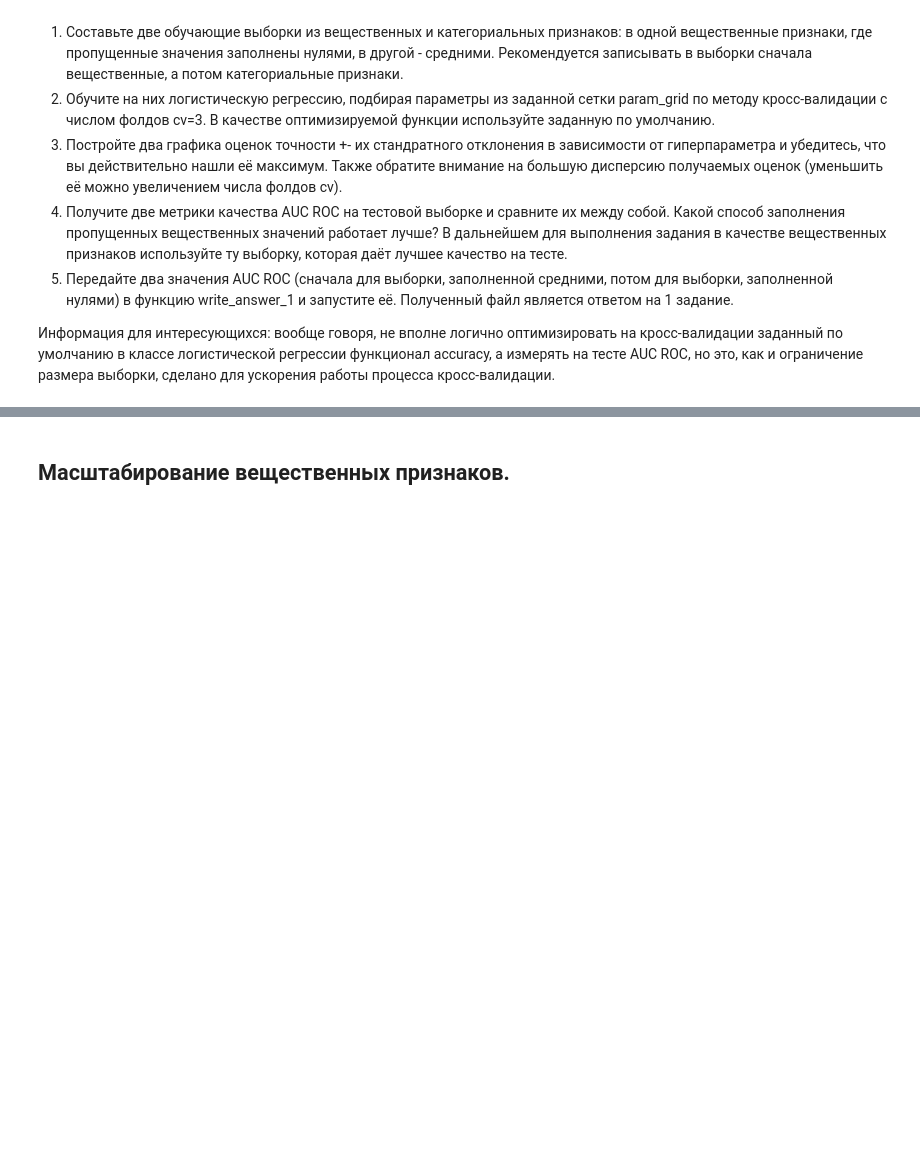
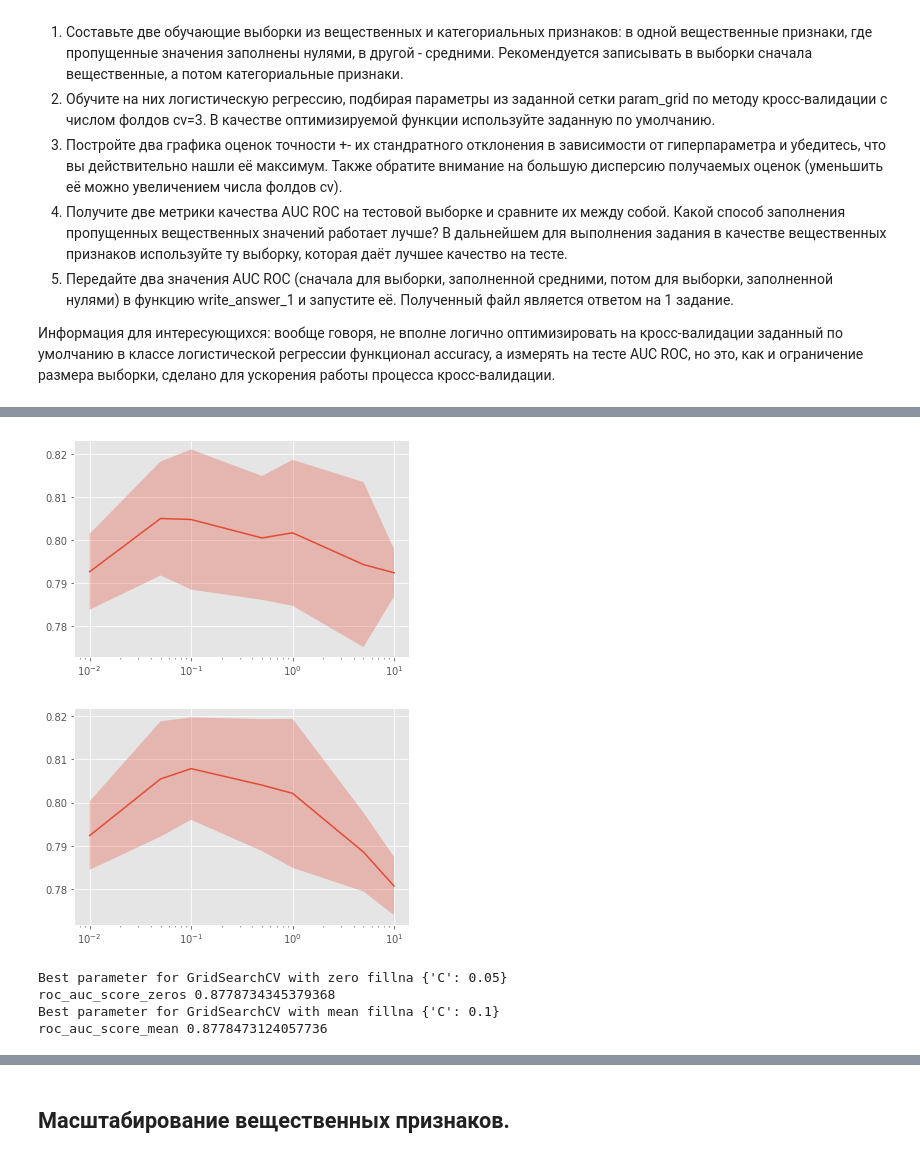
Before and after one commit to DataStas/Working_repo, a Jupyter notebook: coursera_ml_da_specialization-master/C2_Supervised_Learning/Tasks/W3/Preprocessing_LR_Coursera.ipynb, the cells around one changed output, grey strips where cells are left out. Drawn from its saved outputs; the diff is of its cells as text; code cells hidden in the pictures; blank space fills up the shorter version.

```diff
--- a/coursera_ml_da_specialization-master/C2_Supervised_Learning/Tasks/W3/Preprocessing_LR_Coursera.ipynb
+++ b/coursera_ml_da_specialization-master/C2_Supervised_Learning/Tasks/W3/Preprocessing_LR_Coursera.ipynb
@@ -311,0 +325,14 @@ cv = 3
+# %%
+# еще так
+X_train_zeros = np.hstack( (X_train_real_zeros, X_train_cat_oh) )
+X_train_mean = np.hstack( (X_train_real_mean, X_train_cat_oh) )
+X_test_zeros = np.hstack( (X_test_real_zeros, X_test_cat_oh) )
+X_test_mean = np.hstack( (X_test_real_mean, X_test_cat_oh) )
+# %%
+param_grid = {'C': [0.01, 0.05, 0.1, 0.5, 1, 5, 10]}
+cv = 3
+estimator = LogisticRegression(solver='liblinear') # если решать дефолтным, то будет не самый лучший результат из за признаков
+# %%
+%%time
+optimizer_zeros = GridSearchCV(estimator, param_grid, n_jobs = -1, cv=cv)
+optimizer_zeros.fit(X_train_zeros, y_train)
@@ -311,0 +344,4 @@ cv = 3
+# %%
+%%time
+optimizer_mean = GridSearchCV(estimator, param_grid, n_jobs = -1, cv=cv)
+optimizer_mean.fit(X_train_mean, y_train)
@@ -311,0 +353,20 @@ cv = 3
+# %%
+plot_scores(optimizer_zeros)
+plot_scores(optimizer_mean)
+# %% [output]
+[figure, added]
+[figure, added]
+# %%
+#GridSearchCV with zero fillna
+print ('Best parameter for GridSearchCV with zero fillna', optimizer_zeros.best_params_)
+roc_auc_score_zeros = roc_auc_score(y_test, optimizer_zeros.best_estimator_.predict_proba(X_test_zeros)[:, 1])
+print ('roc_auc_score_zeros', roc_auc_score_zeros)
+#GridSearchCV with mean fillna
+print ('Best parameter for GridSearchCV with mean fillna', optimizer_mean.best_params_)
+roc_auc_score_mean = roc_auc_score(y_test, optimizer_mean.best_estimator_.predict_proba(X_test_mean)[:, 1])
+print ('roc_auc_score_mean', roc_auc_score_mean)
+# %% [output]
+Best parameter for GridSearchCV with zero fillna {'C': 0.05}
+roc_auc_score_zeros 0.8778734345379368
+Best parameter for GridSearchCV with mean fillna {'C': 0.1}
+roc_auc_score_mean 0.8778473124057736
```
Also changed, not shown: parts of 48 cells of this notebook, 11 other files.
